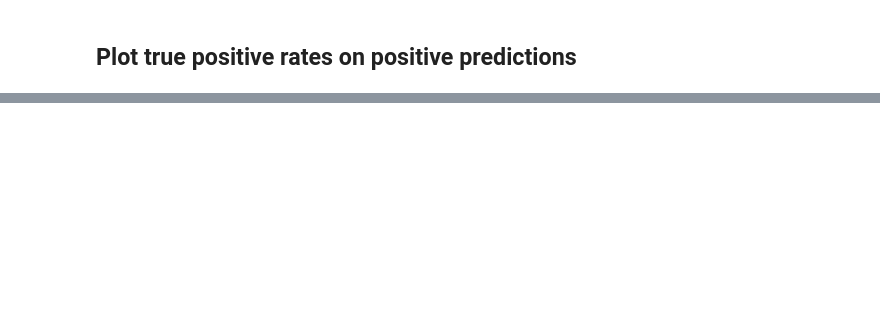
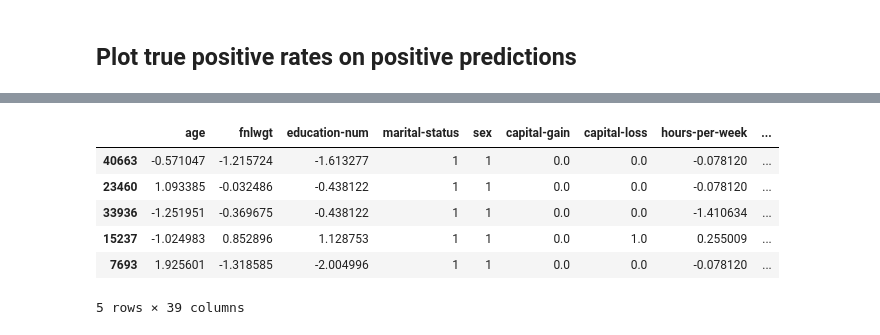
Before and after one commit to heyaudace/ml-bias-fairness, a Jupyter notebook: 2. Intro to Bias and Fairness in Machine Learning.ipynb, the cells around one changed output, grey strips where cells are left out. Cells and saved outputs as stored; diff of their text form; code cells hidden in the pictures; blank space fills up the shorter version.

```diff
--- a/2. Intro to Bias and Fairness in Machine Learning.ipynb
+++ b/2. Intro to Bias and Fairness in Machine Learning.ipynb
@@ -1320,0 +1392,11 @@ plot_summary_feature(summaries, 'true_positive_rate_on_positive_predictions', 'T
+# %%
+combined = pd.concat([x_test, y_test], axis=1)
+combined.head()
+# %% [output]
+|  | age | fnlwgt | education-num | marital-status | sex | capital-gain | capital-loss | hours-per-week | ... |
+| 40663 | -0.571047 | -1.215724 | -1.613277 | 1 | 1 | 0.0 | 0.0 | -0.078120 | ... |
+| 23460 | 1.093385 | -0.032486 | -0.438122 | 1 | 1 | 0.0 | 0.0 | -0.078120 | ... |
+| 33936 | -1.251951 | -0.369675 | -0.438122 | 1 | 1 | 0.0 | 0.0 | -1.410634 | ... |
+| 15237 | -1.024983 | 0.852896 | 1.128753 | 1 | 1 | 0.0 | 1.0 | 0.255009 | ... |
+| 7693 | 1.925601 | -1.318585 | -2.004996 | 1 | 1 | 0.0 | 0.0 | -0.078120 | ... |
+5 rows × 39 columns
```
Also changed, not shown: parts of 53 cells of this notebook.
